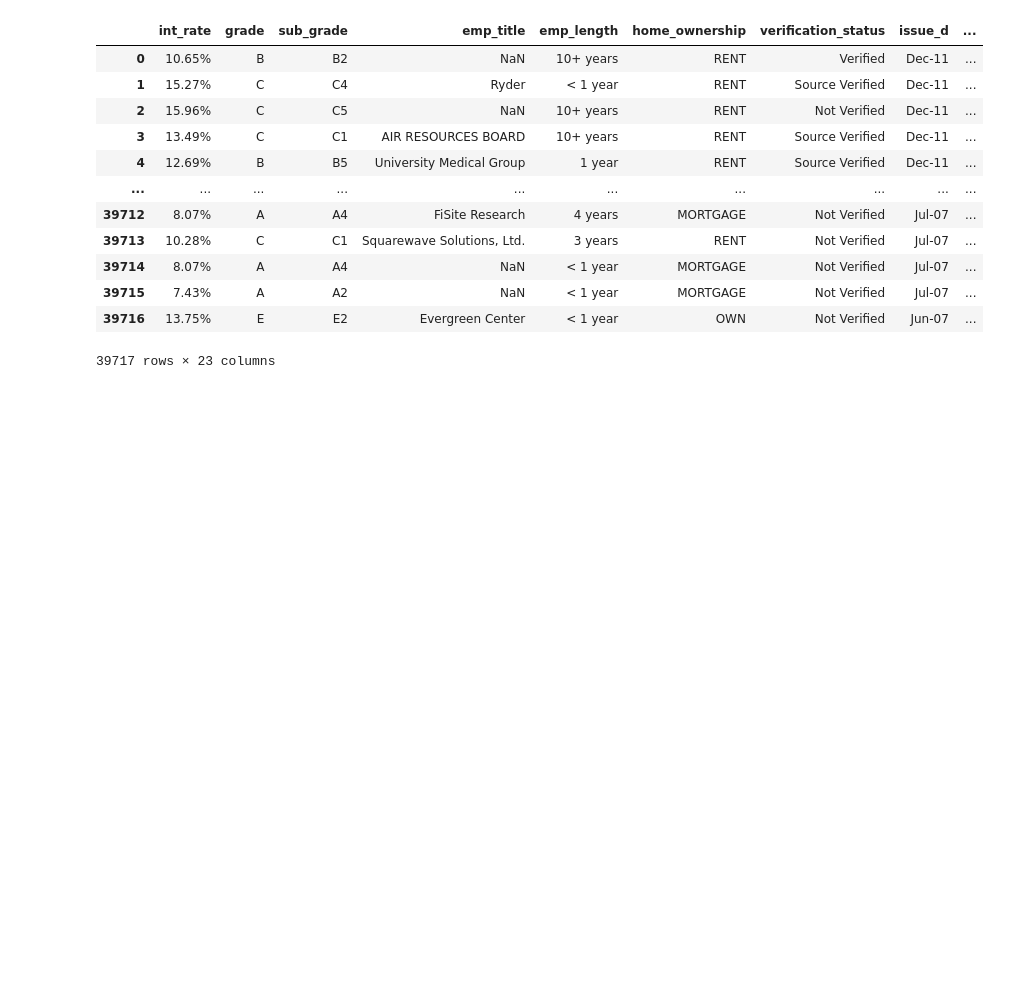
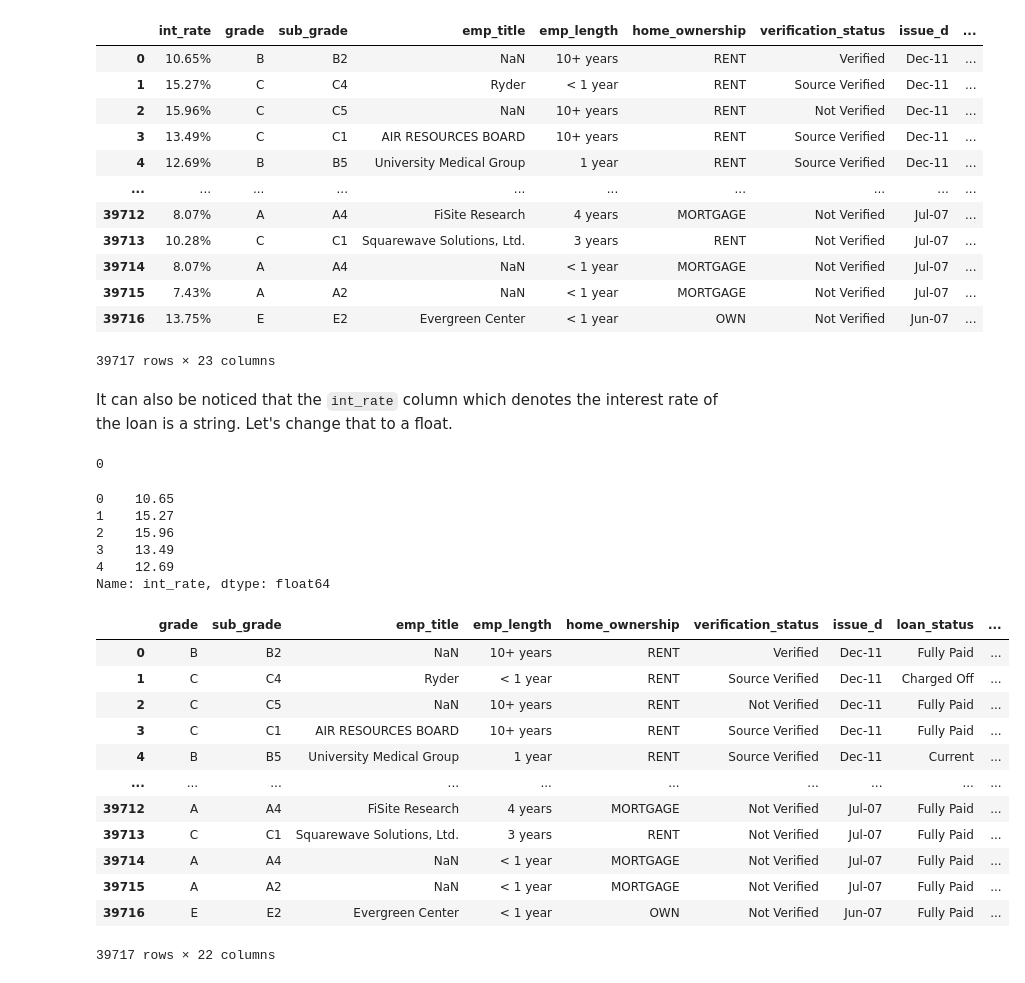
Before and after one commit to cyberpirate92/lending-club-case-study, a Jupyter notebook: Lending Club Case Study.ipynb, the cells around one changed output. Saved outputs shown, nothing was run; the diff lists cells and outputs as text; code cells hidden in the pictures; blank space fills up the shorter version.

```diff
--- a/Lending Club Case Study.ipynb
+++ b/Lending Club Case Study.ipynb
@@ -120,3 +120,39 @@ loan_data.select_dtypes('object')
 | 39715 | 7.43% | A | A2 | NaN | < 1 year | MORTGAGE | Not Verified | Jul-07 | ... |
 | 39716 | 13.75% | E | E2 | Evergreen Center | < 1 year | OWN | Not Verified | Jun-07 | ... |
 39717 rows × 23 columns
+# %% [markdown]
+It can also be noticed that the `int_rate` column which denotes the interest rate of the loan is a string. Let's change that to a float.
+# %%
+# Let's verify if there are any empty values for interest rate
+loan_data.int_rate.isna().sum()
+# %% [output]
+0
+# %%
+# Since there aren't any empty values, let's proceed with converting the data type
+loan_data.int_rate = loan_data.int_rate.apply(lambda x: float(x[:-1]))
+# %%
+# Verify that the data type is correct
+loan_data.int_rate.head(5)
+# %% [output]
+0    10.65
+1    15.27
+2    15.96
+3    13.49
+4    12.69
+Name: int_rate, dtype: float64
+# %%
+loan_data.select_dtypes('object')
+# %% [output]
+|  | grade | sub_grade | emp_title | emp_length | home_ownership | verification_status | issue_d | loan_status | ... |
+| 0 | B | B2 | NaN | 10+ years | RENT | Verified | Dec-11 | Fully Paid | ... |
+| 1 | C | C4 | Ryder | < 1 year | RENT | Source Verified | Dec-11 | Charged Off | ... |
+| 2 | C | C5 | NaN | 10+ years | RENT | Not Verified | Dec-11 | Fully Paid | ... |
+| 3 | C | C1 | AIR RESOURCES BOARD | 10+ years | RENT | Source Verified | Dec-11 | Fully Paid | ... |
+| 4 | B | B5 | University Medical Group | 1 year | RENT | Source Verified | Dec-11 | Current | ... |
+| ... | ... | ... | ... | ... | ... | ... | ... | ... | ... |
+| 39712 | A | A4 | FiSite Research | 4 years | MORTGAGE | Not Verified | Jul-07 | Fully Paid | ... |
+| 39713 | C | C1 | Squarewave Solutions, Ltd. | 3 years | RENT | Not Verified | Jul-07 | Fully Paid | ... |
+| 39714 | A | A4 | NaN | < 1 year | MORTGAGE | Not Verified | Jul-07 | Fully Paid | ... |
+| 39715 | A | A2 | NaN | < 1 year | MORTGAGE | Not Verified | Jul-07 | Fully Paid | ... |
+| 39716 | E | E2 | Evergreen Center | < 1 year | OWN | Not Verified | Jun-07 | Fully Paid | ... |
+39717 rows × 22 columns
```
Also changed, not shown: parts of 10 cells of this notebook.
